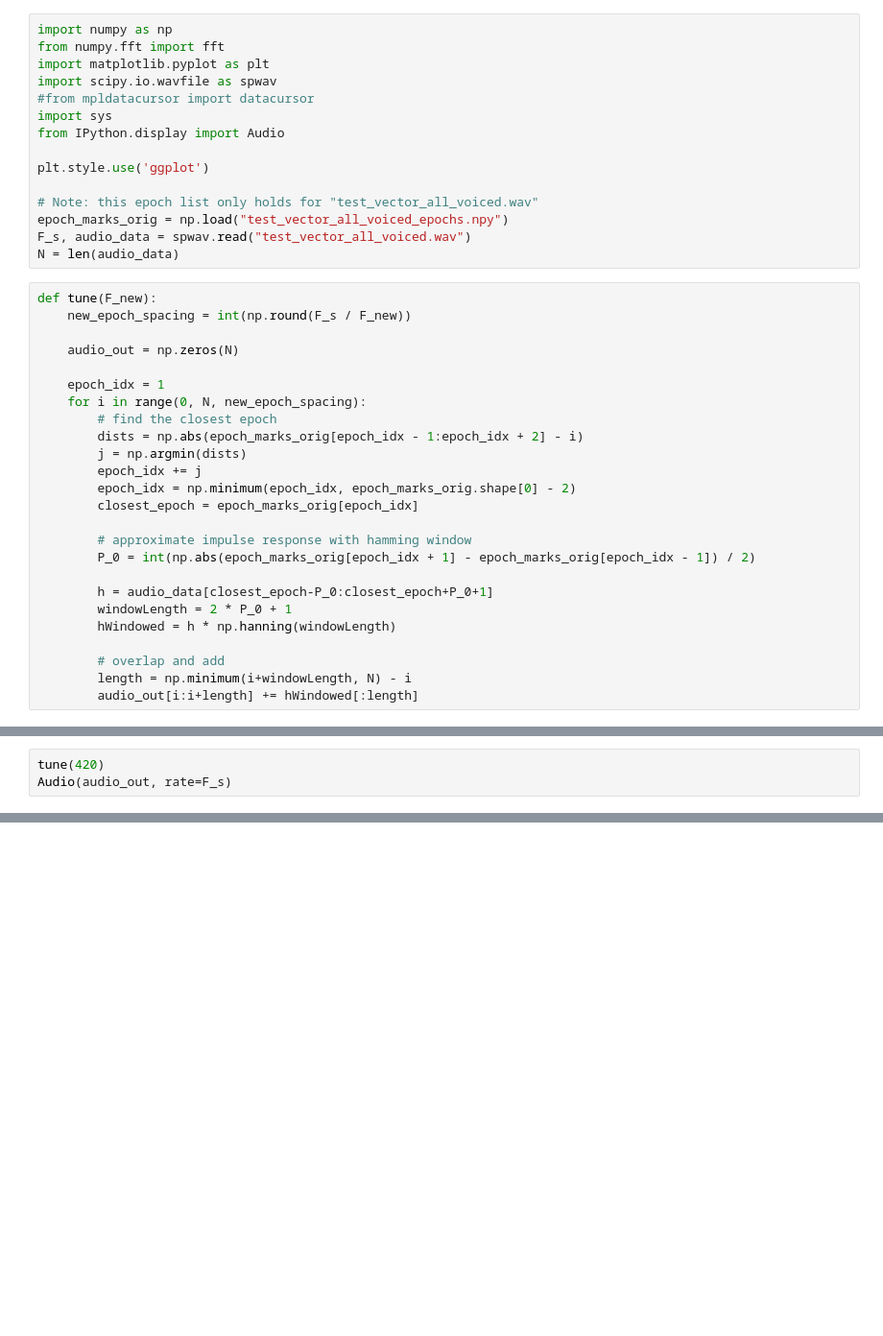
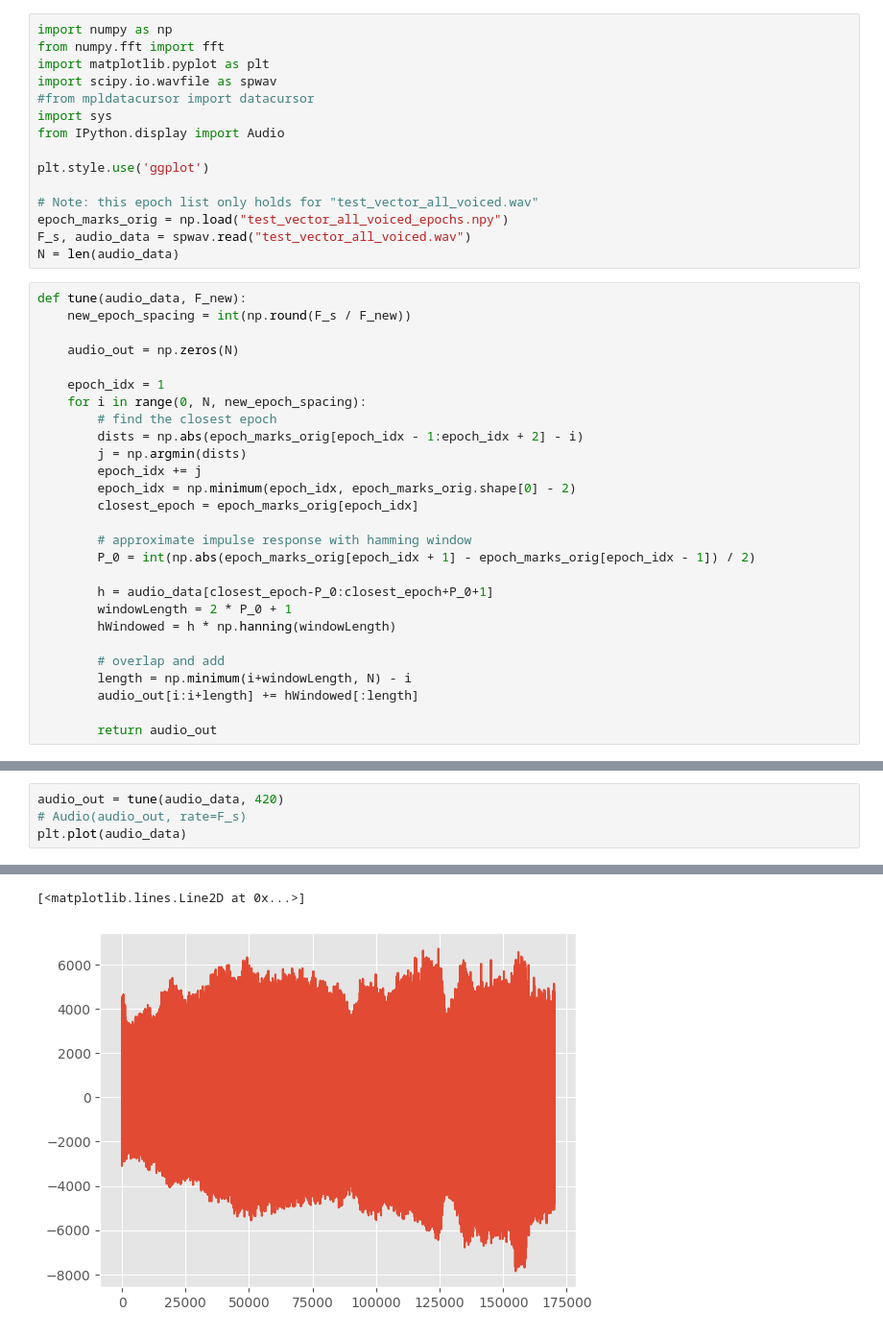
Before and after one commit to obrecht3/ECE420Projects, a Jupyter notebook: AssignedProjectLab/AssignedProjectLab.ipynb, the cells around one changed output, grey strips where cells are left out. Shown at 96% size. Drawn from its saved outputs; the diff is of its cells as text; blank space fills up the shorter version.

```diff
--- a/AssignedProjectLab/AssignedProjectLab.ipynb
+++ b/AssignedProjectLab/AssignedProjectLab.ipynb
@@ -14,7 +14,7 @@ epoch_marks_orig = np.load("test_vector_all_voiced_epochs.npy")
 F_s, audio_data = spwav.read("test_vector_all_voiced.wav")
 N = len(audio_data)
 # %%
-def tune(F_new):
+def tune(audio_data, F_new):
     new_epoch_spacing = int(np.round(F_s / F_new))
 
     audio_out = np.zeros(N)
@@ -38,11 +38,14 @@ def tune(F_new):
         # overlap and add
         length = np.minimum(i+windowLength, N) - i
         audio_out[i:i+length] += hWindowed[:length]
+
+        return audio_out
 # %%
 Audio(audio_data, rate=F_s)
 # %% [output]
 [interactive output not drawn]
 # %%
-tune(420)
-Audio(audio_out, rate=F_s)
+audio_out = tune(audio_data, 420)
+# Audio(audio_out, rate=F_s)
+plt.plot(audio_data)
 # %% [output]
@@ -50 +52,3 @@ Audio(audio_out, rate=F_s)
+[<matplotlib.lines.Line2D at 0x...>]
+[figure, added]
 # %%
```
Also changed, not shown: parts of 4 cells of this notebook.
